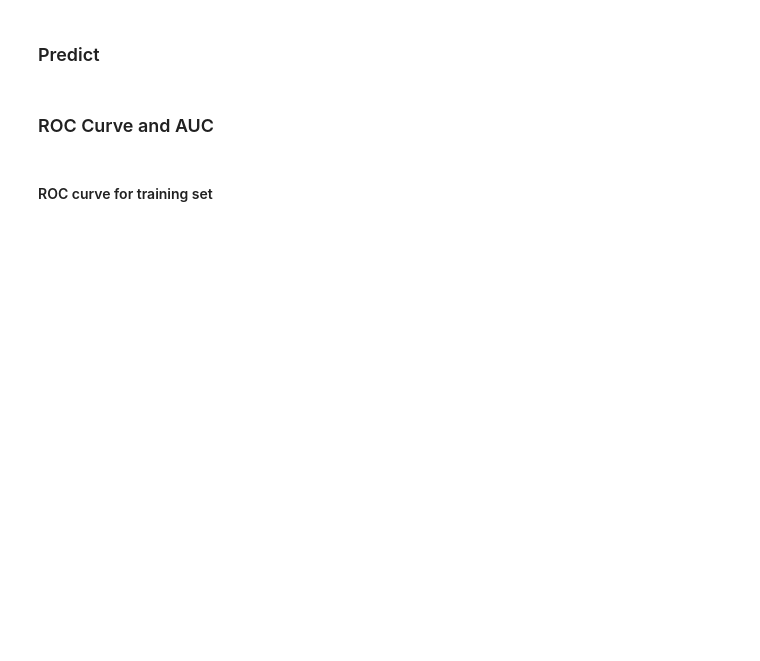
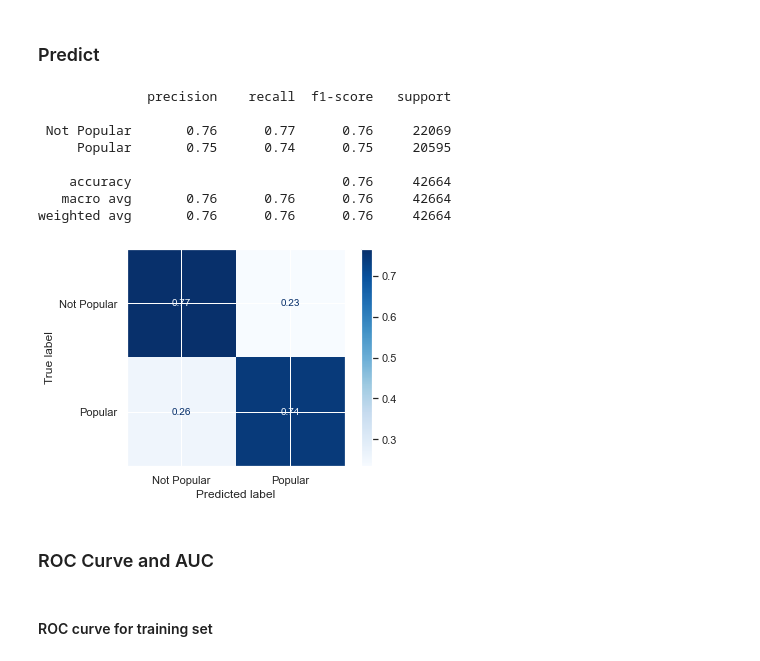
Before and after one commit to data-gab/Song-Popularity-Prediction, a Jupyter notebook: NOTEBOOKS/Logistic Regression Modeling.ipynb, the cells around one changed output. Saved outputs shown, nothing was run; the diff lists cells and outputs as text; code cells hidden in the pictures; blank space fills up the shorter version.

```diff
--- a/NOTEBOOKS/Logistic Regression Modeling.ipynb
+++ b/NOTEBOOKS/Logistic Regression Modeling.ipynb
@@ -147,5 +147,5 @@ from sklearn.linear_model import LogisticRegression
 # %%
-logreg = LogisticRegression(fit_intercept=False, C=1e12, solver='liblinear')
+logreg = LogisticRegressionCV(fit_intercept=True) #C=1e12, solver='liblinear')
 model_log = logreg.fit(X_train, y_train)
-model_log
+model_log.C_
 # %% [output]
@@ -155,6 +175,22 @@ LogisticRegression(C=1000000000000.0, fit_intercept=False, solver='liblinear')
 # %%
 y_hat_test = logreg.predict(X_test)
 y_hat_train = logreg.predict(X_train)
+# %%
+plot_confusion_matrix(model_log, X_test, y_test, normalize='true', cmap='Blues',
+                      display_labels=['Not Popular', 'Popular'])
+
+# Create a classification report to display evaluation metrics
+print(classification_report(y_test, y_hat_test, target_names=['Not Popular', 'Popular']))
+# %% [output]
+              precision    recall  f1-score   support
+
+ Not Popular       0.76      0.77      0.76     22069
+     Popular       0.75      0.74      0.75     20595
+
+    accuracy                           0.76     42664
+   macro avg       0.76      0.76      0.76     42664
+weighted avg       0.76      0.76      0.76     42664
+[figure, added]
 # %% [markdown]
 ### ROC Curve and AUC
 # %%
```
Also changed, not shown: parts of 7 cells of this notebook, 7 other files.
